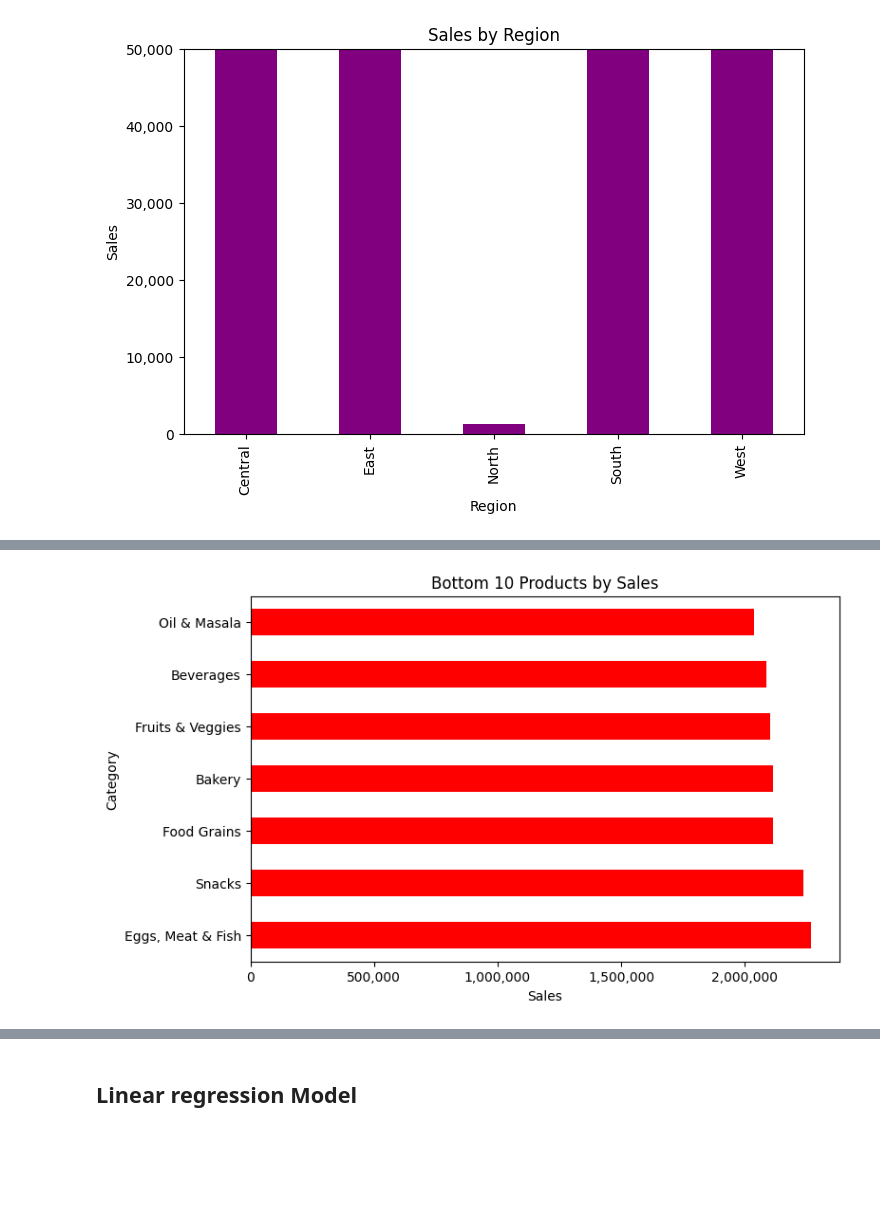
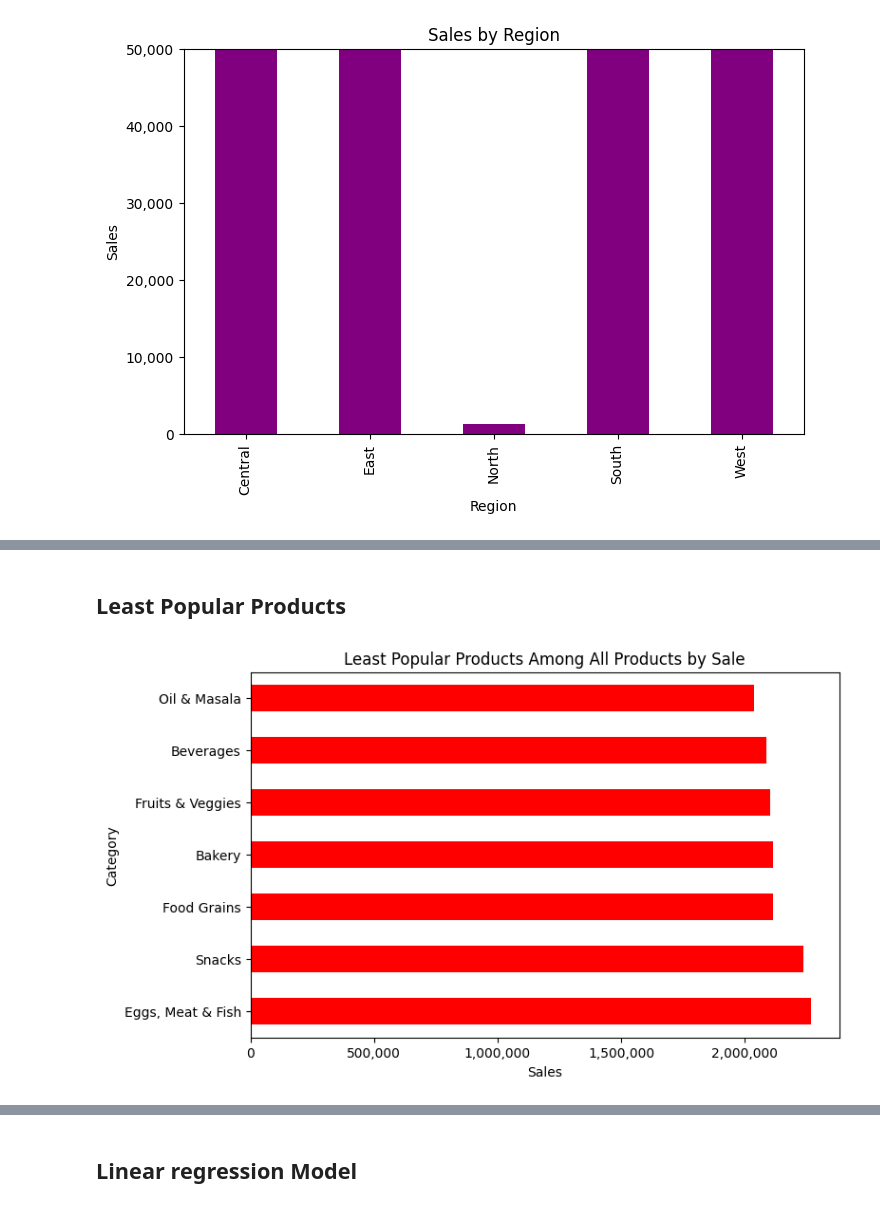
Before and after one commit to Feian-osa/Minor-Internship-project, a Jupyter notebook: newproject.ipynb, the cells around one changed output, grey strips where cells are left out. Saved outputs shown, nothing was run; the diff lists cells and outputs as text; code cells hidden in the pictures; blank space fills up the shorter version.

```diff
--- a/newproject.ipynb
+++ b/newproject.ipynb
@@ -292,10 +377,12 @@ plt.show()
+# %% [markdown]
+<h2>Least Popular Products
 # %%
-bottom_products = data.groupby('Category')['Sales'].sum().sort_values(ascending=True).head(10)
-graph = bottom_products.plot(kind='barh', figsize=(8,5), color='red', title='Bottom 10 Products by Sales')
+bottom_products = data.groupby('Category')['Sales'].sum().sort_values(ascending=True)
+graph = bottom_products.plot(kind='barh', figsize=(8,5), color='red', title='Least Popular Products Among All Products by Sale')
 plt.ticklabel_format(style='plain', axis='x')
 plt.gca().xaxis.set_major_formatter(plt.FuncFormatter( lambda x, p: f'{int(x):,}'))
 plt.xlabel('Sales')
 graph.invert_yaxis()
 plt.show()
 # %% [output]
-[figure, old version]
+[figure, new version]
```
Also changed, not shown: parts of 15 cells of this notebook, 3 other files.
